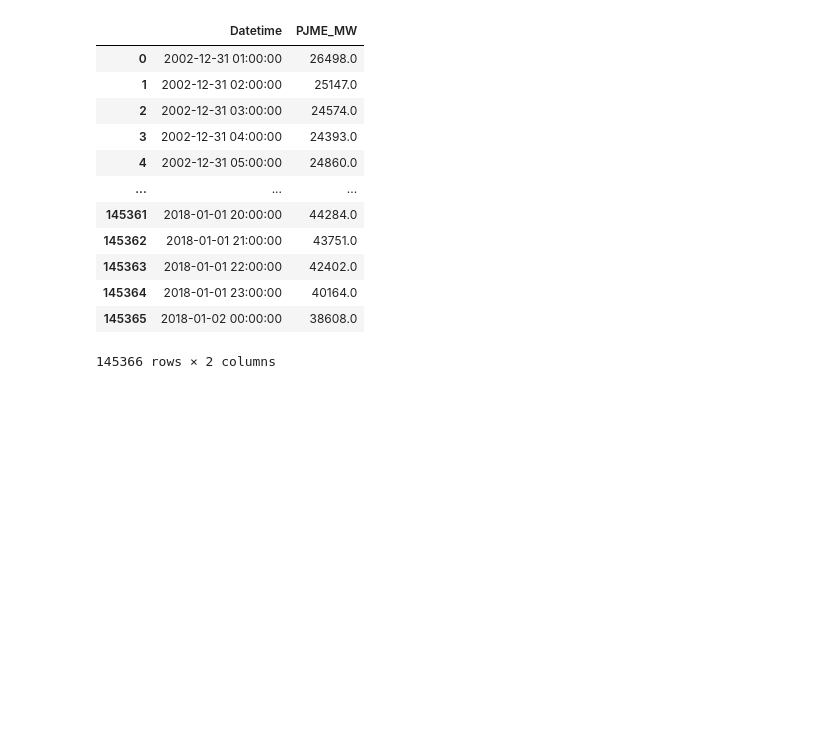
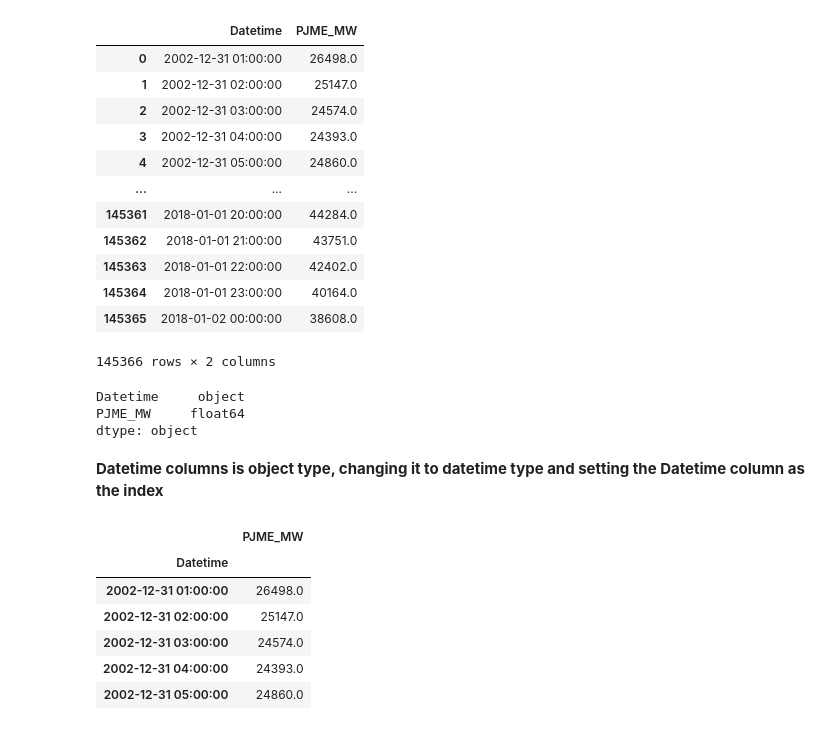
Before and after one commit to YarosInter/Time-Series-XGBoost-Energy-Consumption, a Jupyter notebook: XGBoost_Energy_Consumption_Forecast.ipynb, the cells around one changed output. Drawn from its saved outputs; the diff is of its cells as text; code cells hidden in the pictures; blank space fills up the shorter version.

```diff
--- a/XGBoost_Energy_Consumption_Forecast.ipynb
+++ b/XGBoost_Energy_Consumption_Forecast.ipynb
@@ -25,3 +34,12 @@ df
 | 145364 | 2018-01-01 23:00:00 | 40164.0 |
 | 145365 | 2018-01-02 00:00:00 | 38608.0 |
 145366 rows × 2 columns
+# %%
+# Verifying the data type
+df.dtypes
+# %% [output]
+Datetime     object
+PJME_MW     float64
+dtype: object
+# %% [markdown]
+**Datetime columns is object type, changing it to datetime type and setting the Datetime column as the index**
@@ -27,0 +49,12 @@ df
+# %%
+df = df.set_index("Datetime")
+df.index = pd.to_datetime(df.index)
+df.head()
+# %% [output]
+|  | PJME_MW |
+| Datetime |  |
+| 2002-12-31 01:00:00 | 26498.0 |
+| 2002-12-31 02:00:00 | 25147.0 |
+| 2002-12-31 03:00:00 | 24574.0 |
+| 2002-12-31 04:00:00 | 24393.0 |
+| 2002-12-31 05:00:00 | 24860.0 |
```
Also changed, not shown: parts of 7 cells of this notebook.
